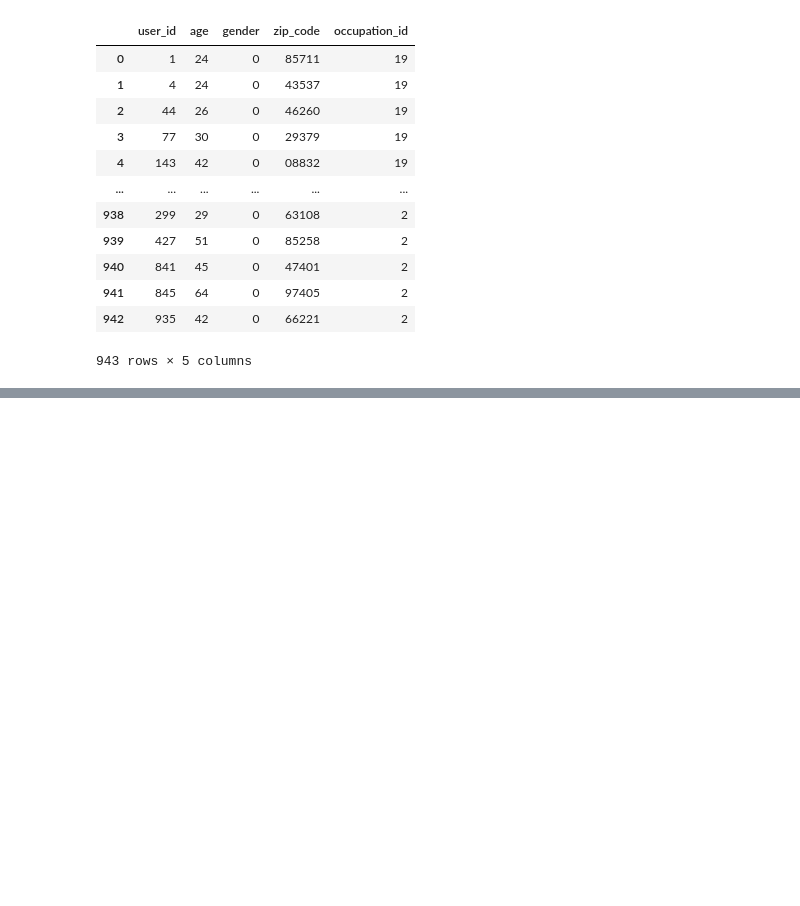
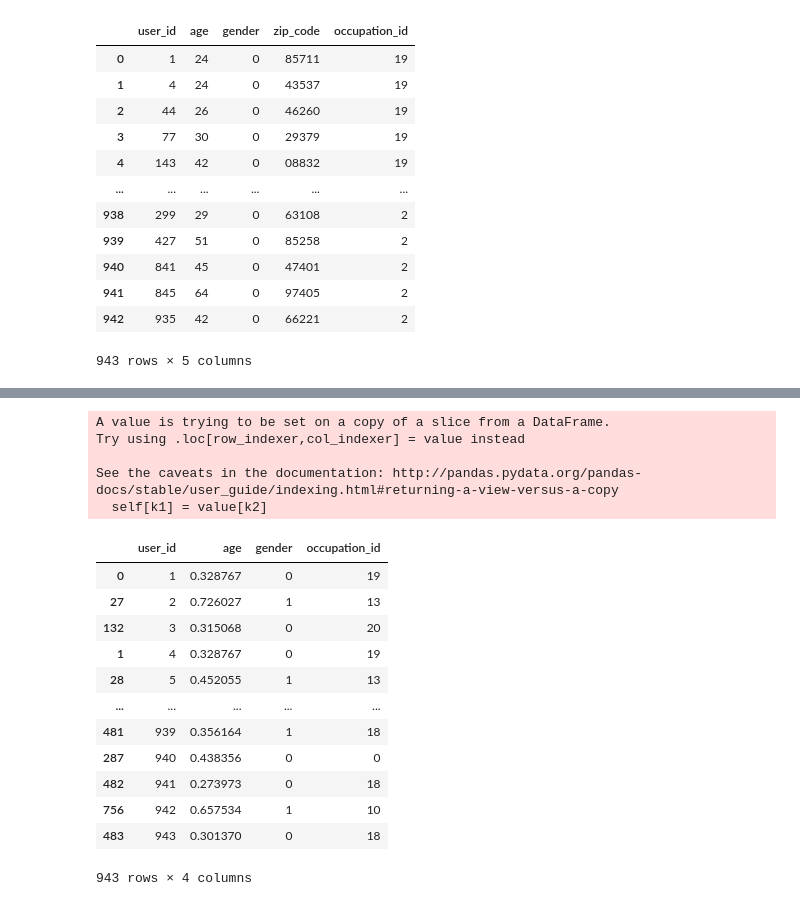
Before and after one commit to YuxuanLongBeyond/Graph-based-Recommendation-System, a Jupyter notebook: processed_dataset/preprocess_data.ipynb, the cells around one changed output, grey strips where cells are left out. Drawn from its saved outputs; the diff is of its cells as text; code cells hidden in the pictures; blank space fills up the shorter version.

```diff
--- a/processed_dataset/preprocess_data.ipynb
+++ b/processed_dataset/preprocess_data.ipynb
@@ -141,0 +220,24 @@ new_user_data
+# %%
+final_user_data[['age']] = final_user_data[['age']]/age_max
+# %% [output]
+A value is trying to be set on a copy of a slice from a DataFrame.
+Try using .loc[row_indexer,col_indexer] = value instead
+
+See the caveats in the documentation: http://pandas.pydata.org/pandas-docs/stable/user_guide/indexing.html#returning-a-view-versus-a-copy
+  self[k1] = value[k2]
+# %%
+final_user_data
+# %% [output]
+|  | user_id | age | gender | occupation_id |
+| 0 | 1 | 0.328767 | 0 | 19 |
+| 27 | 2 | 0.726027 | 1 | 13 |
+| 132 | 3 | 0.315068 | 0 | 20 |
+| 1 | 4 | 0.328767 | 0 | 19 |
+| 28 | 5 | 0.452055 | 1 | 13 |
+| ... | ... | ... | ... | ... |
+| 481 | 939 | 0.356164 | 1 | 18 |
+| 287 | 940 | 0.438356 | 0 | 0 |
+| 482 | 941 | 0.273973 | 0 | 18 |
+| 756 | 942 | 0.657534 | 1 | 10 |
+| 483 | 943 | 0.301370 | 0 | 18 |
+943 rows × 4 columns
```
Also changed, not shown: parts of 16 cells of this notebook, 2 other files.
